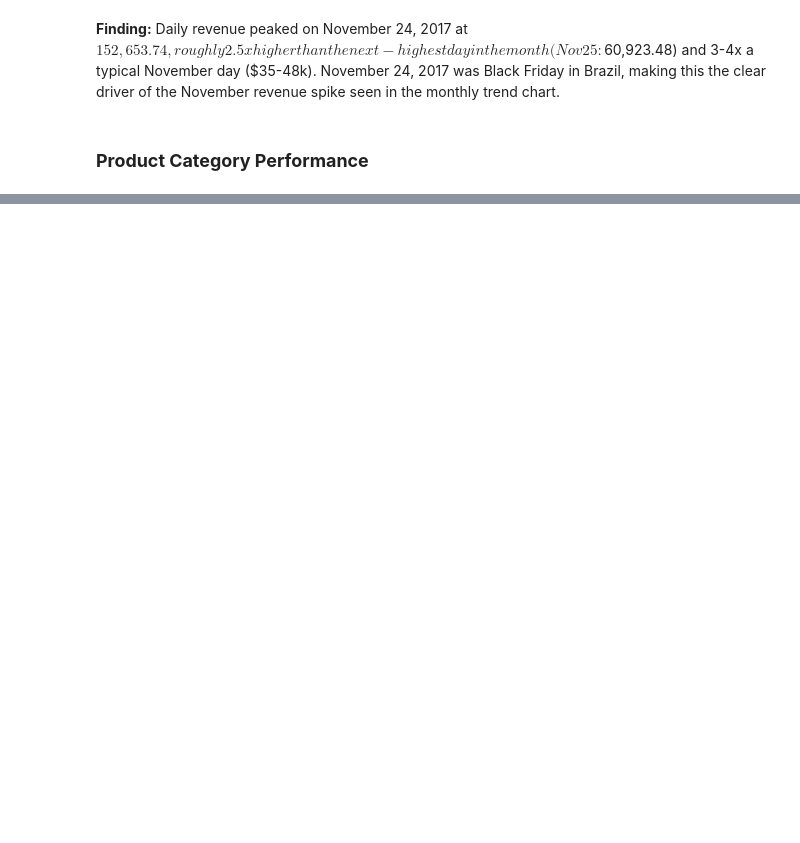
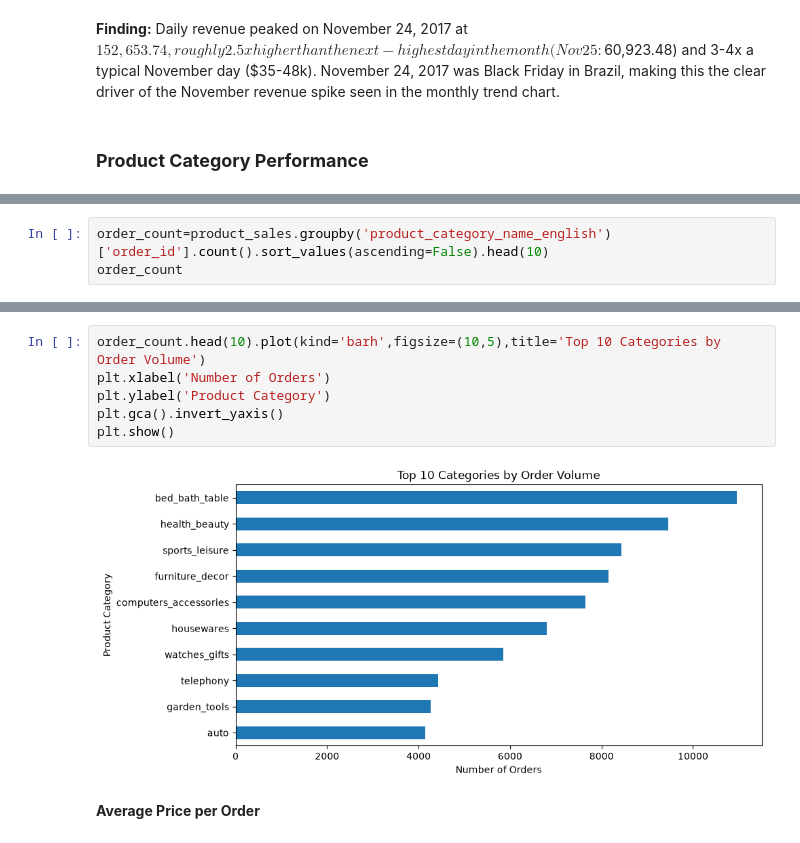
Before and after one commit to imanfarooq10/olist-ecommerce-sales-analysis, a Jupyter notebook: notebooks/3_eda.ipynb, the cells around one changed output, grey strips where cells are left out. Cells and saved outputs as stored; diff of their text form; blank space fills up the shorter version.

```diff
--- a/notebooks/3_eda.ipynb
+++ b/notebooks/3_eda.ipynb
@@ -151,0 +162,3 @@ sales.head()
+# %%
+order_count=product_sales.groupby('product_category_name_english')['order_id'].count().sort_values(ascending=False).head(10)
+order_count
@@ -151,0 +178,10 @@ sales.head()
+# %%
+order_count.head(10).plot(kind='barh',figsize=(10,5),title='Top 10 Categories by Order Volume')
+plt.xlabel('Number of Orders')
+plt.ylabel('Product Category')
+plt.gca().invert_yaxis()
+plt.show()
+# %% [output]
+[figure, added]
+# %% [markdown]
+**Average Price per Order**
```
Also changed, not shown: parts of 12 cells of this notebook.
